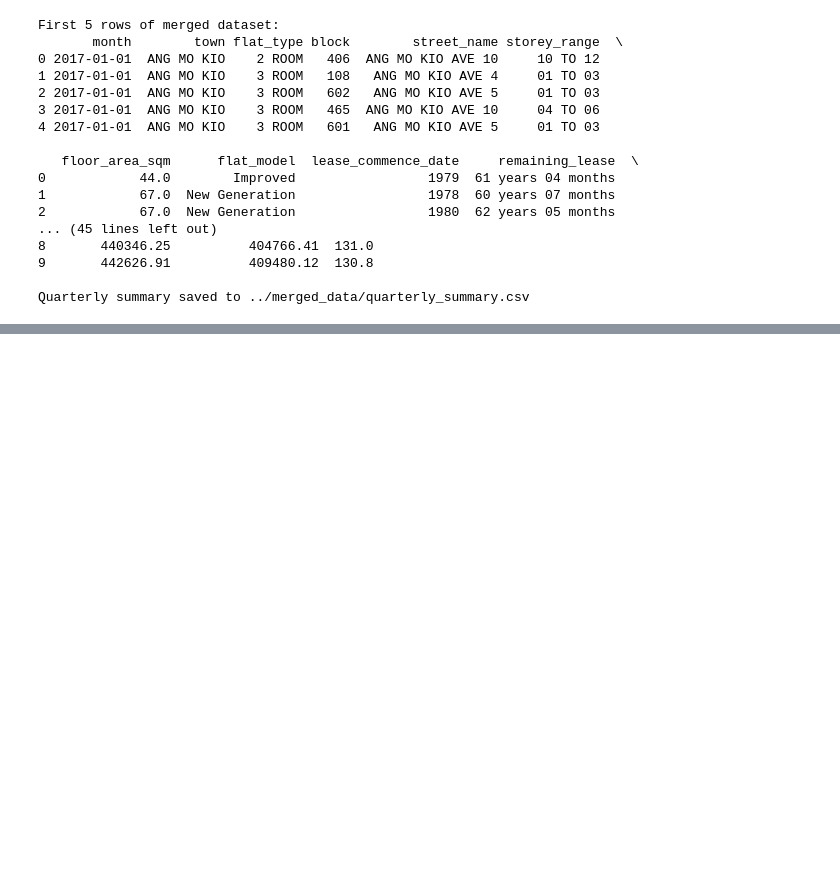
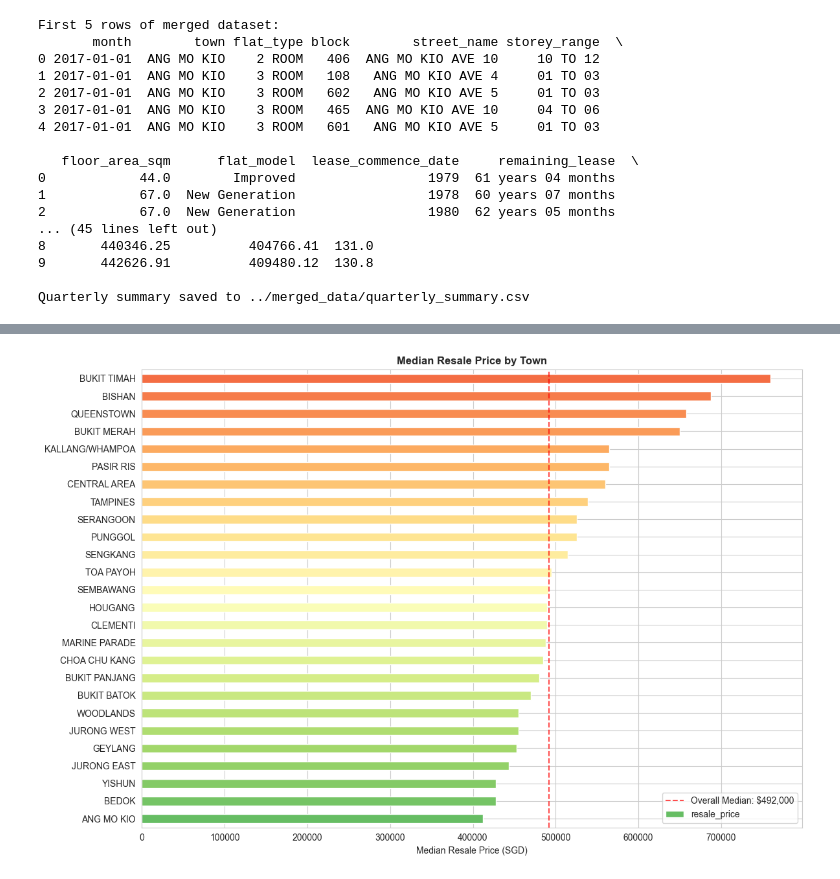
Before and after one commit to waffleicecream/hdb_resale_market, a Jupyter notebook: backend/data_exploration.ipynb, the cells around one changed output, grey strips where cells are left out. Drawn from its saved outputs; the diff is of its cells as text; code cells hidden in the pictures; blank space fills up the shorter version.

```diff
--- a/backend/data_exploration.ipynb
+++ b/backend/data_exploration.ipynb
@@ -187,0 +276,18 @@ Quarterly summary saved to ../merged_data/quarterly_summary.csv
+# %%
+# Median resale price by town (horizontal bar chart)
+fig, ax = plt.subplots(figsize=(12, 8))
+
+town_median = merged_df.groupby('town')['resale_price'].median().sort_values()
+colors = plt.cm.RdYlGn_r(np.linspace(0.2, 0.8, len(town_median)))
+
+town_median.plot(kind='barh', ax=ax, color=colors, edgecolor='white')
+ax.set_title('Median Resale Price by Town', fontsize=12, fontweight='bold')
+ax.set_xlabel('Median Resale Price (SGD)')
+ax.set_ylabel('')
+ax.axvline(merged_df['resale_price'].median(), color='red', linestyle='--', alpha=0.7, label=f"Overall Median: ${merged_df['resale_price'].median():,.0f}")
+ax.legend()
+
+plt.tight_layout()
+plt.show()
+# %% [output]
+[figure, added]
```
Also changed, not shown: parts of 7 cells of this notebook, 4 other files.
